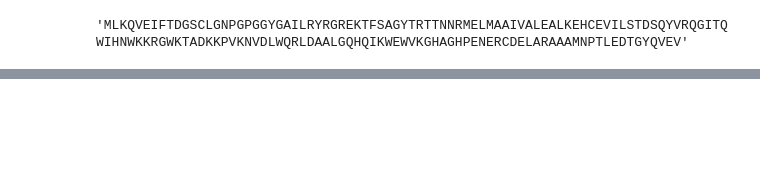
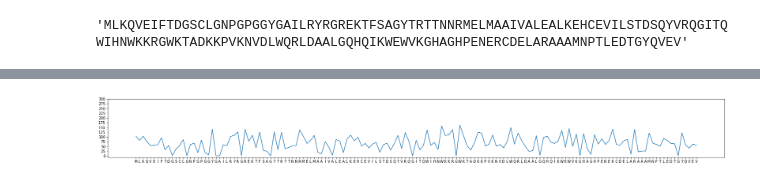
Before and after one commit to zgcarvalho/Seq2Sec, a Jupyter notebook: example.ipynb, the cells around one changed output, grey strips where cells are left out. Cells and saved outputs as stored; diff of their text form; code cells hidden in the pictures; blank space fills up the shorter version.

```diff
--- a/example.ipynb
+++ b/example.ipynb
@@ -36,3 +36,11 @@ plt.yticks(np.arange(0,301,25));
+# %%
+%matplotlib inline
+plt.subplots(figsize=(len(p.seq)*0.20, 3))
+plt.plot(p.asa());
+plt.xticks(range(len(p.seq)),list(p.seq));
+plt.yticks(np.arange(0,301,25));
+# %% [output]
+[figure, added]
 # %%
 %matplotlib inline
 plt.subplots(figsize=(len(p.seq)*0.20, 3));
```
Also changed, not shown: parts of 11 cells of this notebook, 7 other files.
